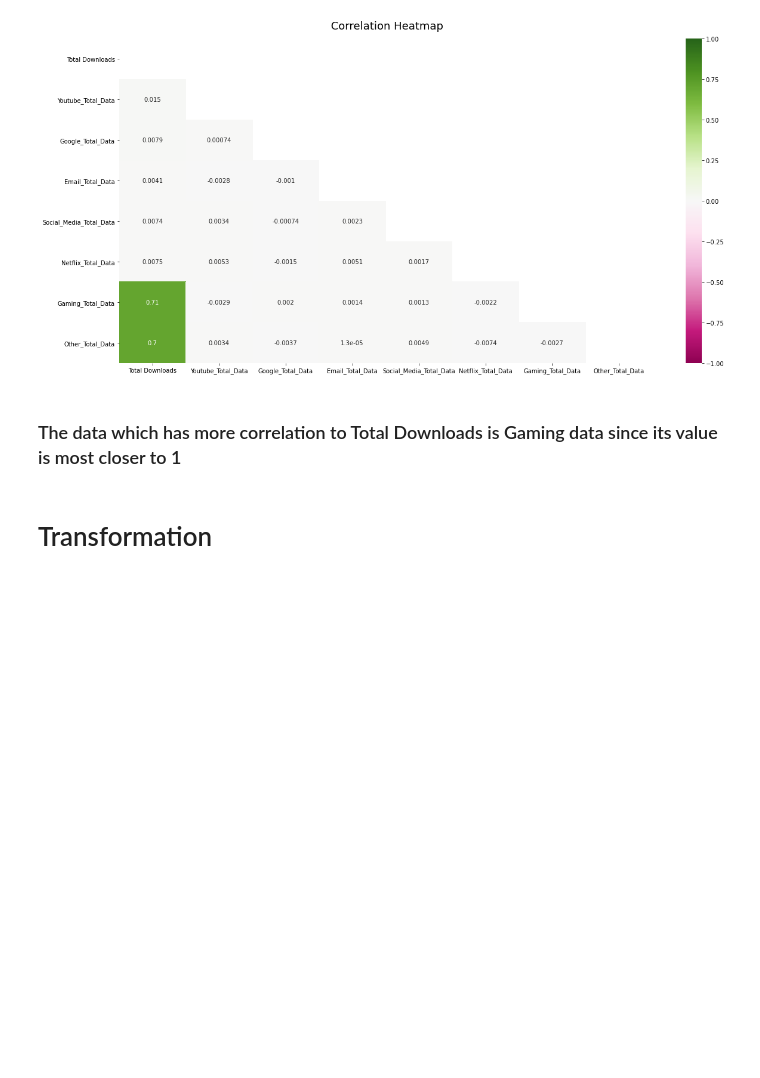
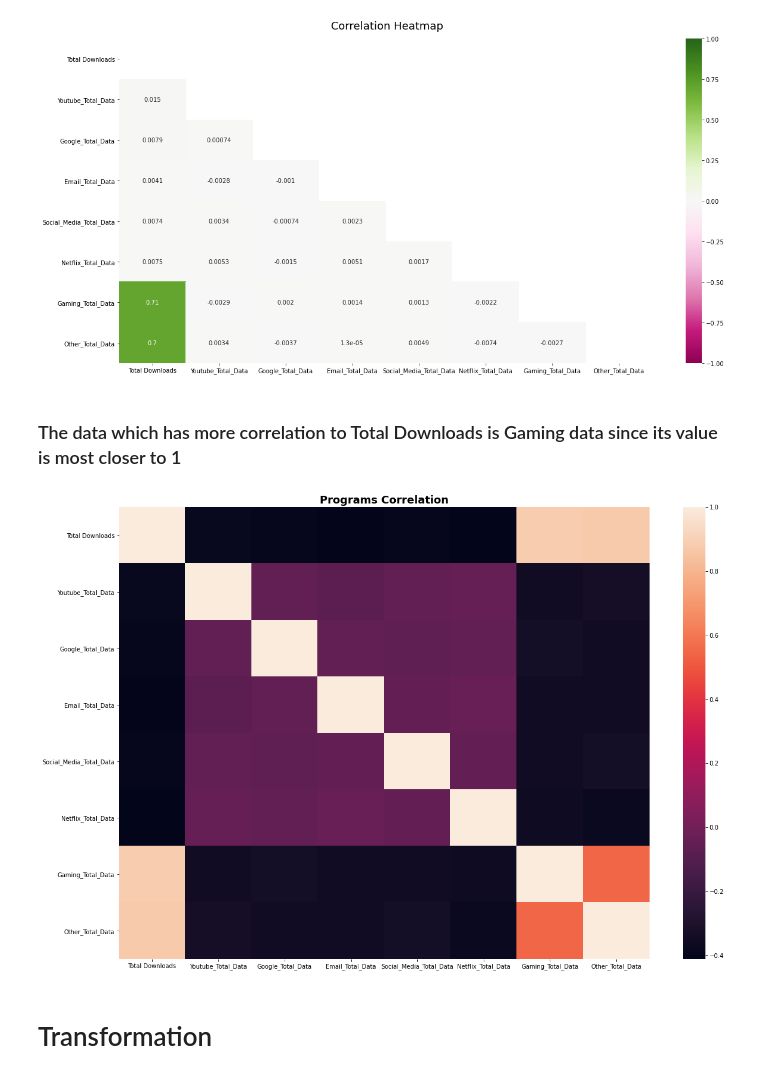
Before and after one commit to dagmawiii03/Telecom_Analysis, a Jupyter notebook: Notebook/Untitled1.ipynb, the cells around one changed output. Drawn from its saved outputs; the diff is of its cells as text; code cells hidden in the pictures; blank space fills up the shorter version.

Commit message:
pearson method correlation

```diff
--- a/Notebook/Untitled1.ipynb
+++ b/Notebook/Untitled1.ipynb
@@ -385,6 +385,12 @@ Deprecated in NumPy 1.20; for more details and guidance: https://numpy.org/devdo
 [figure]
 # %% [markdown]
 ### The data which has more correlation to Total Downloads is Gaming data since its value is most closer to 1
+# %%
+correlation = correlation.corr(method='pearson')
+# %%
+draw.plot_heatmap_from_correlation(correlation, "Programs Correlation")
+# %% [output]
+[figure, added]
 # %% [markdown]
 # Transformation
 # %%
```
Also changed, not shown: parts of 2 cells of this notebook.
